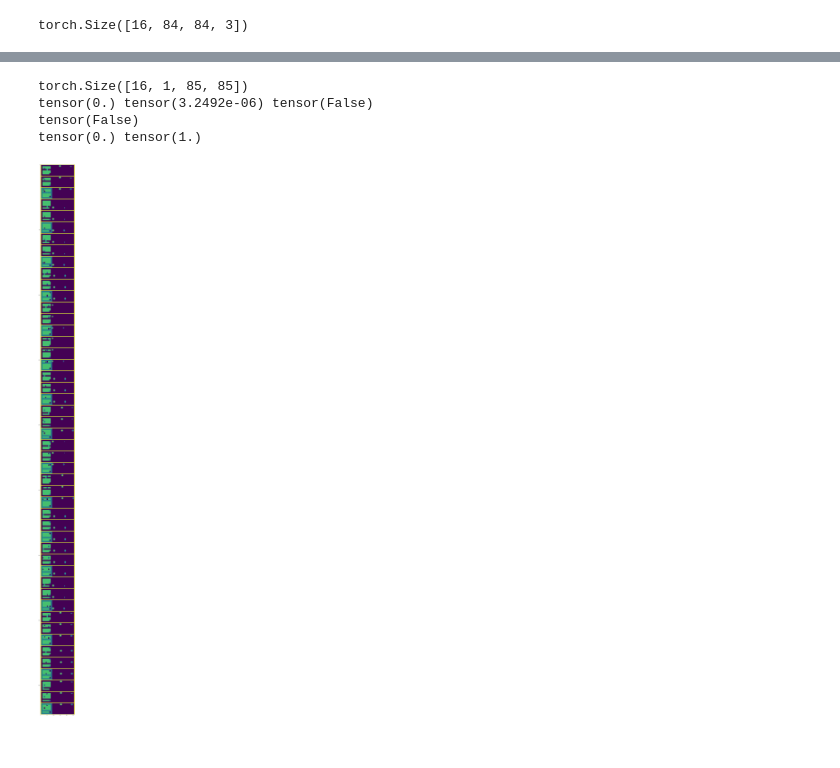
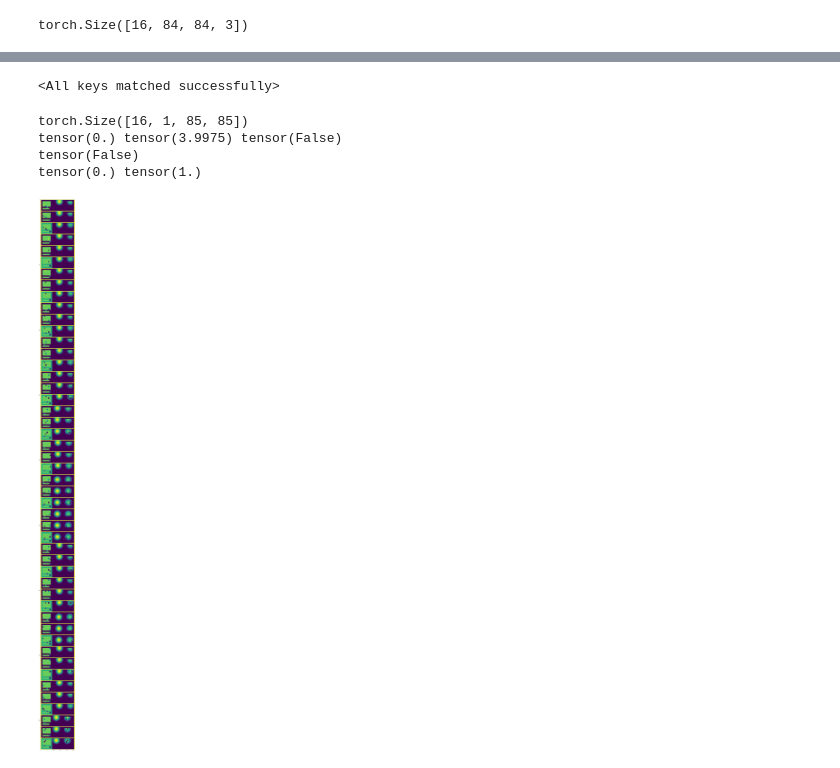
Before and after one commit to ThatGuyIKnow/cleanrl, a Jupyter notebook: scratchpads/action_predictor.ipynb, the cells around one changed output, grey strips where cells are left out. Drawn from its saved outputs; the diff is of its cells as text; code cells hidden in the pictures.

```diff
--- a/scratchpads/action_predictor.ipynb
+++ b/scratchpads/action_predictor.ipynb
@@ -68,7 +71,7 @@ class LimitActions(gym.ActionWrapper):
 env_fn = lambda: LimitActions(GridworldResizeObservation(gym.make("Visual/DoorKey8x8-Gridworld-v0"), (84, 84)), [0, 1, 2, 3])
 # train_data = ProcgenEpisodeDataset('procgen-coinrun-v0', wrapper=lambda x:  gym.wrappers.ResizeObservation(gym.wrappers.GrayScaleObservation(x), shape=(84,84)),
 #             num_envs=1, max_steps=100, episodes_per_epoch=100, skip_first=10, repeat_action=1, device='cpu')
-train_data = MultiEpisodeDataset(env_fn, max_steps=200, episodes_per_epoch=100, skip_first=0, repeat_action=1, device='cpu')
+train_data = MultiEpisodeDataset(env_fn, max_steps=200, episodes_per_epoch=200, skip_first=0, repeat_action=1, device='cpu')
 
 train_loader = DataLoader(train_data, batch_size=16, shuffle=True)
 # %%
@@ -403,6 +83,8 @@ def evaluate(net):
 # %%
 from tqdm.notebook import tqdm
 from torchmetrics.functional.classification import multiclass_accuracy
+
+from scratchpads.template import ActionPredictor, evaluate, preprocess
 
 obs_space = env_fn().single_observation_space
 action_n = env_fn().single_action_space.n
@@ -429,19 +111,20 @@ net = ActionPredictor(input_dim=(3, 84, 84),
                       input_channels=3,
                       action_dim=action_n,
                       cutoff=0.2,
-                      template_var=[70, 15],
+                      template_var=[70, 26],
                       )
-net.template.set_mixin_factor(1.0)
+net.template.set_mixin_factor(0.0)
 criterion = nn.CrossEntropyLoss()
 optimizer = torch.optim.AdamW(net.parameters(), lr=0.0001)
 mask = False
-mask_at_epoch = 5
-mask_stop_at = 15
+epochs = 50
+mask_at_epoch = 0
+mask_stop_at = 1
 max_acc = 0
 count = 0
 
-evaluate(net)
-for epoch in range(20):  # loop over the dataset multiple times
+evaluate(net, train_loader)
+for epoch in range(epochs):  # loop over the dataset multiple times
 
     running_loss = 0.0
     running_accuracy = 0.0
@@ -492,6 +175,6 @@ for epoch in range(20):  # loop over the dataset multiple times
     running_accuracy = 0.0
     running_loss = 0.0
 
-evaluate(net)
+evaluate(net, train_loader)
 # %% [output]
 Box(0, 255, (1, 84, 84, 3), uint8)
@@ -514,3 +253,12 @@ KeyboardInterrupt:
+# %%
+model = ActionPredictor(input_dim=(3, 84, 84),
+                      input_channels=3,
+                      action_dim=action_n,
+                      cutoff=0.2,
+                      template_var=[70, 26],)
+model.load_state_dict(torch.load('template.pt'))
+# %% [output]
+<All keys matched successfully>
 # %%
 def norm(tensor):
     tensor -= tensor.min()
@@ -519,7 +267,7 @@ def norm(tensor):
     return tensor
 
 
-net.template.set_mixin_factor(0.7)
+net.template.set_mixin_factor(0.8)
 
 state, action, reward, done, next_state = next(train_loader.__iter__())
 
@@ -534,35 +282,35 @@ upscaled_template = F.interpolate(template, (84, 84), mode='bilinear')
 print(upscaled_template.min(), upscaled_template.max(), upscaled_template.isnan().any())
 
 avg_filter = upscaled_template.mean(dim=1)
 print(avg_filter.isnan().any())
 avg_filter = norm(avg_filter)
 print(avg_filter.min(), avg_filter.max())
 avg_filter = avg_filter.unsqueeze(dim=1).repeat(1, 3, 1, 1)
 
 # print(template.min(),template.max())
 # fig, ax = plt.subplots(figsize=(16, 120))
 # template = template.view(-1, template.shape[-1])
 # ax.imshow(template)
 # plt.tight_layout()
 
 states = state.detach().cpu()
 states = states
 # states = F.pad(states, (5, 5, 5, 5), mode='constant', value=0)
 # avg_filter = F.pad(avg_filter, (5, 5, 5, 5), mode='constant', value=0)
 
 img = torch.concat([states, avg_filter, states * avg_filter], dim=-1)
 img = F.pad(img, (5, 5, 2, 2), mode='constant', value=1)
 img = img.view(-1, img.shape[-1])
 
 fig, ax = plt.subplots(figsize=(16, 120))
 ax.imshow(img)
 plt.tight_layout()
 # %% [output]
 torch.Size([16, 1, 85, 85])
-tensor(0.) tensor(3.2492e-06) tensor(False)
+tensor(0.) tensor(3.9975) tensor(False)
 tensor(False)
 tensor(0.) tensor(1.)
-[figure, old version]
+[figure, new version]
 # %%
 def norm(tensor):
     tensor -= tensor.min()
```
Also changed, not shown: parts of 7 cells of this notebook, 4 other files.
